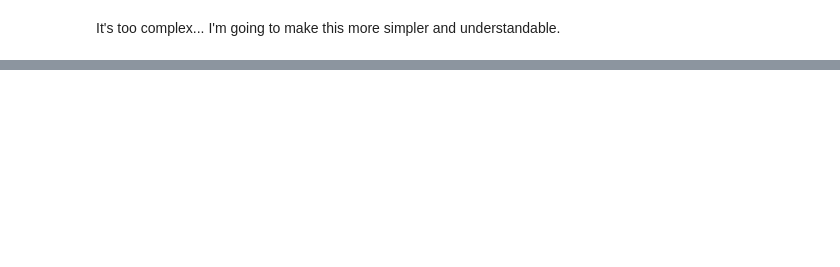
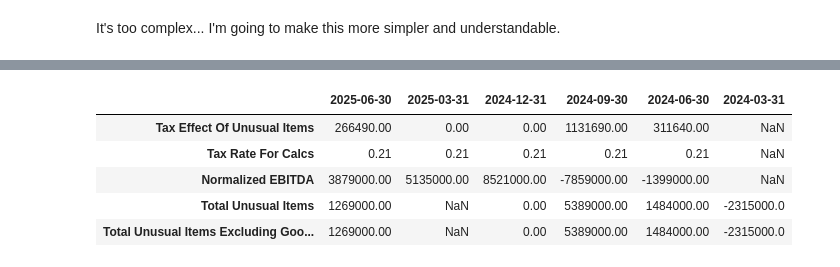
Before and after one commit to imdevean/life360-stock-dashboard, a Jupyter notebook: notebooks/01_data_pull.ipynb, the cells around one changed output, grey strips where cells are left out. Drawn from its saved outputs; the diff is of its cells as text; code cells hidden in the pictures; blank space fills up the shorter version.

```diff
--- a/notebooks/01_data_pull.ipynb
+++ b/notebooks/01_data_pull.ipynb
@@ -178,0 +204,10 @@ def fetch_hist(symbol: str, period: str, interval: str):
+# %%
+q_financials = ticker.quarterly_financials
+q_financials.head()
+# %% [output]
+|  | 2025-06-30 | 2025-03-31 | 2024-12-31 | 2024-09-30 | 2024-06-30 | 2024-03-31 |
+| Tax Effect Of Unusual Items | 266490.00 | 0.00 | 0.00 | 1131690.00 | 311640.00 | NaN |
+| Tax Rate For Calcs | 0.21 | 0.21 | 0.21 | 0.21 | 0.21 | NaN |
+| Normalized EBITDA | 3879000.00 | 5135000.00 | 8521000.00 | -7859000.00 | -1399000.00 | NaN |
+| Total Unusual Items | 1269000.00 | NaN | 0.00 | 5389000.00 | 1484000.00 | -2315000.0 |
+| Total Unusual Items Excluding Goo... | 1269000.00 | NaN | 0.00 | 5389000.00 | 1484000.00 | -2315000.0 |
```
Also changed, not shown: parts of 10 cells of this notebook, 1 other file.
